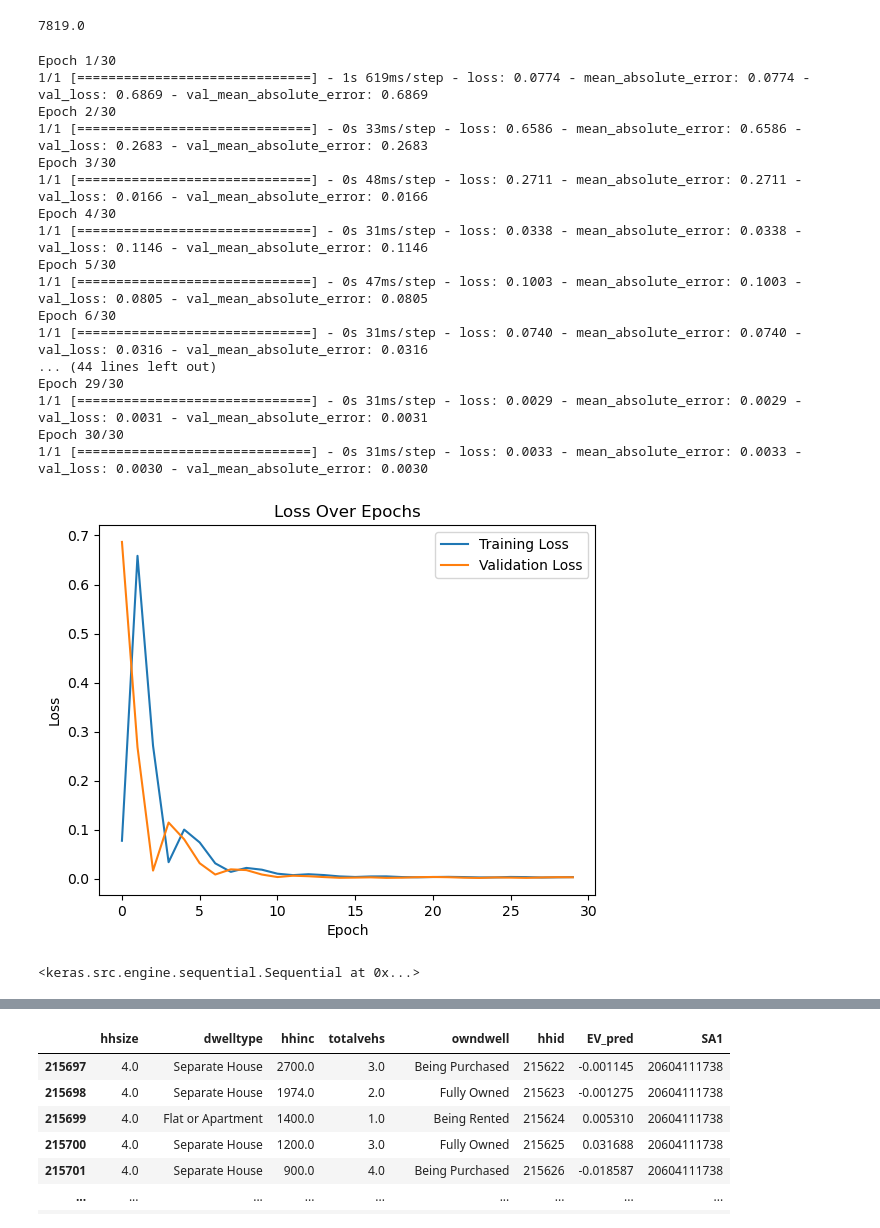
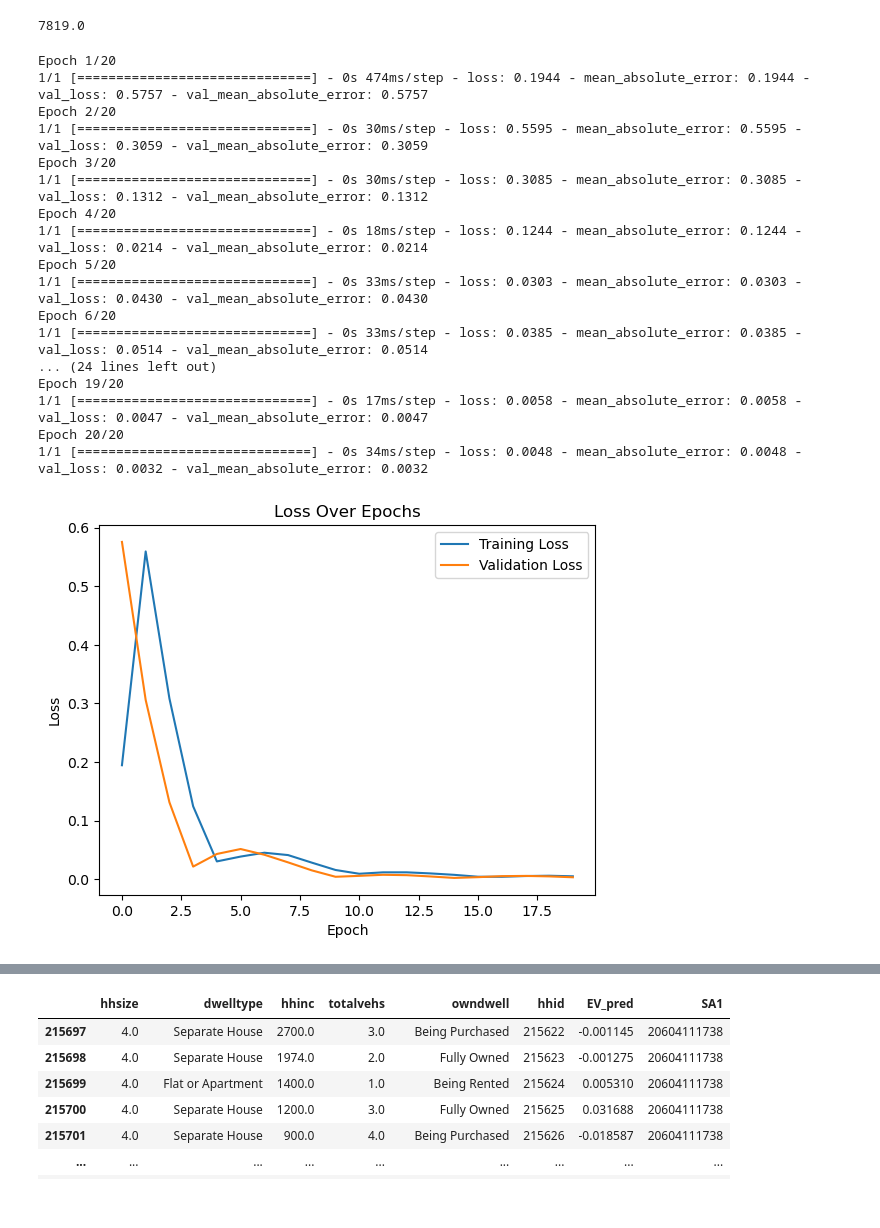
Before and after one commit to bobkatla/rhea, a Jupyter notebook: feature_select/train_cnn.ipynb, the cells around one changed output, grey strips where cells are left out. Drawn from its saved outputs; the diff is of its cells as text; code cells hidden in the pictures.

```diff
--- a/feature_select/test2.ipynb
+++ b/feature_select/train_cnn.ipynb
@@ -41,55 +41,52 @@ check.sum()
 # Create a CNN model
 cnn_model = Sequential([
     Dense(128, activation='relu', input_shape=(66,)),
     Dropout(0.3),  # Add dropout layer with dropout rate of 0.3
     Dense(132, activation='relu'),
     Dropout(0.3),  # Add dropout layer with dropout rate of 0.3
     Dense(1)
 ])
 
 X_train = poa_data
 y_train = electric_vals
 
 # Compile the model with the specified optimizer and loss function
 optimizer = Adam(learning_rate=0.01)
 cnn_model.compile(optimizer=optimizer, loss='mean_absolute_error', metrics=['mean_absolute_error'])
 
 # Reshape your data to add a channel dimension
 X_train_cnn = X_train.values.reshape(X_train.shape[0], X_train.shape[1], 1)
 
 # Train the model
-history = cnn_model.fit(X_train_cnn, y_train, epochs=30, batch_size=X_train.shape[0], validation_split=0.4)
-
-# Save the trained model
-# cnn_model.save("my_model2.h5")
+history = cnn_model.fit(X_train_cnn, y_train, epochs=20, batch_size=X_train.shape[0], validation_split=0.4)
 
 # Visualize the loss history
 plt.plot(history.history['loss'], label='Training Loss')
 plt.plot(history.history['val_loss'], label='Validation Loss')
 plt.xlabel('Epoch')
 plt.ylabel('Loss')
 plt.title('Loss Over Epochs')
 plt.legend()
 plt.show()
 # %% [output]
-Epoch 1/30
-1/1 [==============================] - 1s 619ms/step - loss: 0.0774 - mean_absolute_error: 0.0774 - val_loss: 0.6869 - val_mean_absolute_error: 0.6869
-Epoch 2/30
-1/1 [==============================] - 0s 33ms/step - loss: 0.6586 - mean_absolute_error: 0.6586 - val_loss: 0.2683 - val_mean_absolute_error: 0.2683
-Epoch 3/30
-1/1 [==============================] - 0s 48ms/step - loss: 0.2711 - mean_absolute_error: 0.2711 - val_loss: 0.0166 - val_mean_absolute_error: 0.0166
-Epoch 4/30
-1/1 [==============================] - 0s 31ms/step - loss: 0.0338 - mean_absolute_error: 0.0338 - val_loss: 0.1146 - val_mean_absolute_error: 0.1146
-Epoch 5/30
-1/1 [==============================] - 0s 47ms/step - loss: 0.1003 - mean_absolute_error: 0.1003 - val_loss: 0.0805 - val_mean_absolute_error: 0.0805
-Epoch 6/30
-1/1 [==============================] - 0s 31ms/step - loss: 0.0740 - mean_absolute_error: 0.0740 - val_loss: 0.0316 - val_mean_absolute_error: 0.0316
-... (44 lines left out)
-Epoch 29/30
-1/1 [==============================] - 0s 31ms/step - loss: 0.0029 - mean_absolute_error: 0.0029 - val_loss: 0.0031 - val_mean_absolute_error: 0.0031
-Epoch 30/30
-1/1 [==============================] - 0s 31ms/step - loss: 0.0033 - mean_absolute_error: 0.0033 - val_loss: 0.0030 - val_mean_absolute_error: 0.0030
+Epoch 1/20
+1/1 [==============================] - 0s 474ms/step - loss: 0.1944 - mean_absolute_error: 0.1944 - val_loss: 0.5757 - val_mean_absolute_error: 0.5757
+Epoch 2/20
+1/1 [==============================] - 0s 30ms/step - loss: 0.5595 - mean_absolute_error: 0.5595 - val_loss: 0.3059 - val_mean_absolute_error: 0.3059
+Epoch 3/20
+1/1 [==============================] - 0s 30ms/step - loss: 0.3085 - mean_absolute_error: 0.3085 - val_loss: 0.1312 - val_mean_absolute_error: 0.1312
+Epoch 4/20
+1/1 [==============================] - 0s 18ms/step - loss: 0.1244 - mean_absolute_error: 0.1244 - val_loss: 0.0214 - val_mean_absolute_error: 0.0214
+Epoch 5/20
+1/1 [==============================] - 0s 33ms/step - loss: 0.0303 - mean_absolute_error: 0.0303 - val_loss: 0.0430 - val_mean_absolute_error: 0.0430
+Epoch 6/20
+1/1 [==============================] - 0s 33ms/step - loss: 0.0385 - mean_absolute_error: 0.0385 - val_loss: 0.0514 - val_mean_absolute_error: 0.0514
+... (24 lines left out)
+Epoch 19/20
+1/1 [==============================] - 0s 17ms/step - loss: 0.0058 - mean_absolute_error: 0.0058 - val_loss: 0.0047 - val_mean_absolute_error: 0.0047
+Epoch 20/20
+1/1 [==============================] - 0s 34ms/step - loss: 0.0048 - mean_absolute_error: 0.0048 - val_loss: 0.0032 - val_mean_absolute_error: 0.0032
-[figure, old version]
+[figure, new version]
 # %%
 def TRS(initial_weights, know_tot=None):
     # Desired total constraint
@@ -126,7 +123,3 @@ def TRS(initial_weights, know_tot=None):
 
     # Step 5: Your final truncated and rounded integer weights
     return truncated_weights
-# %%
-cnn_model
-# %% [output]
-<keras.src.engine.sequential.Sequential at 0x...>
```
Also changed, not shown: parts of 3 cells of this notebook, 3 other files.
